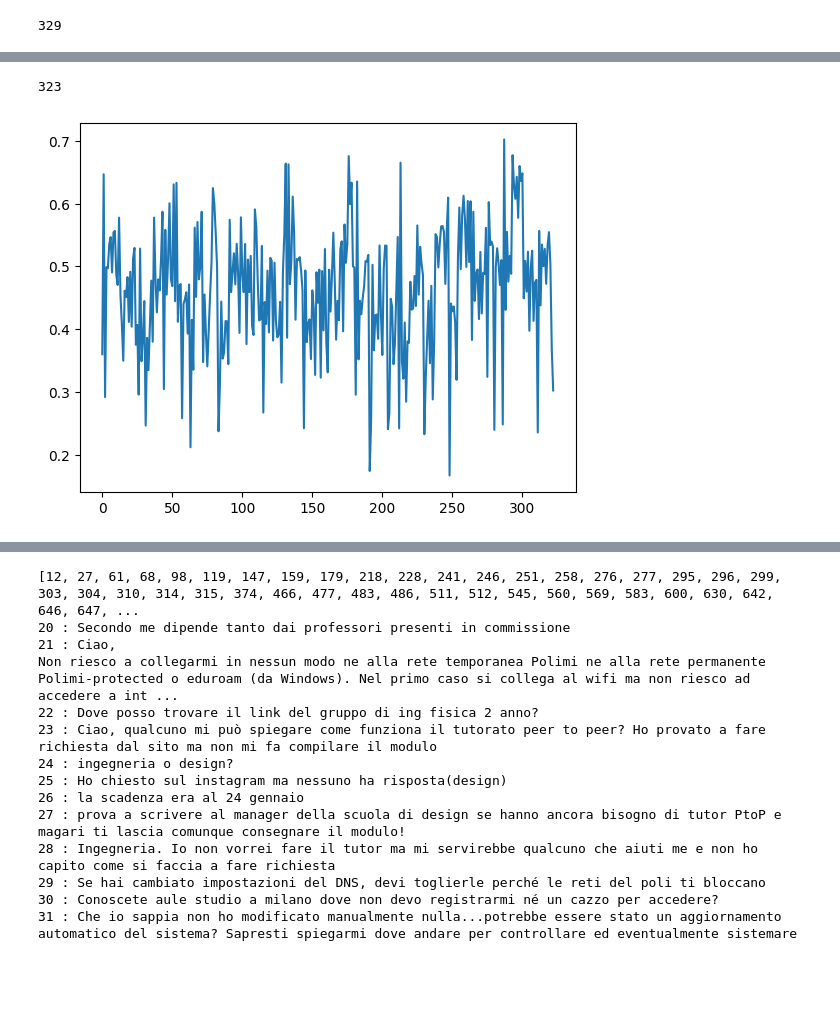
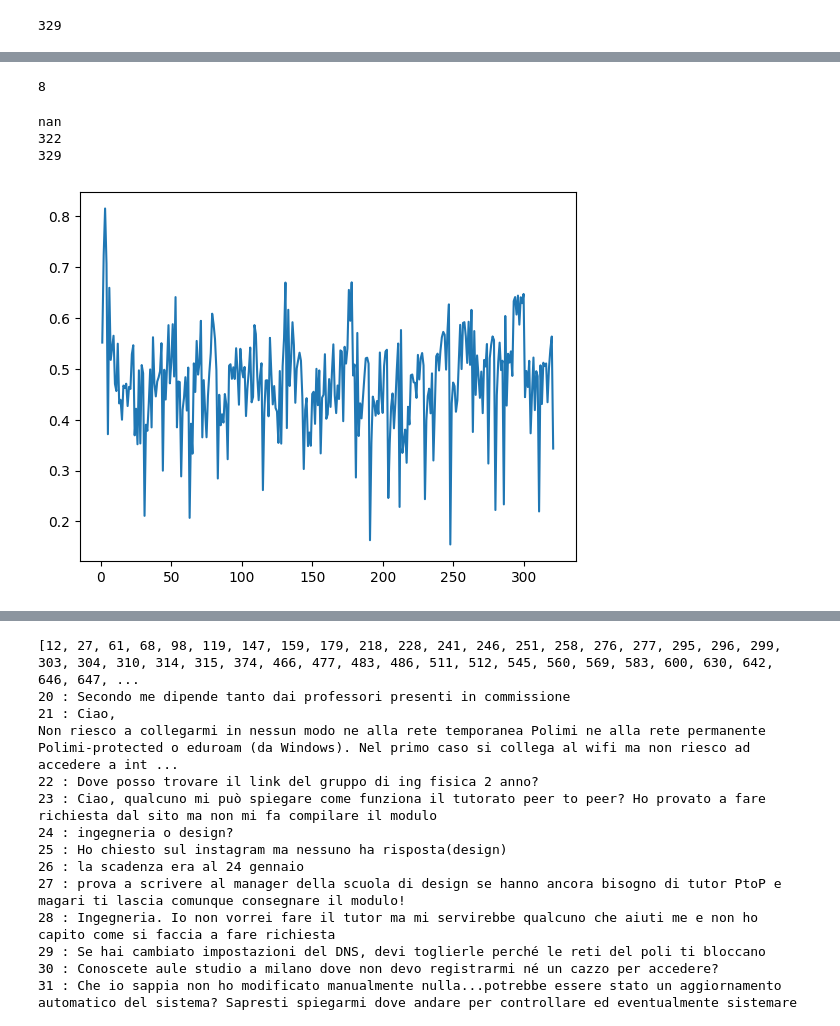
Before and after one commit to amirmosio/telegram-event-detection, a Jupyter notebook: Plotting_data.ipynb, the cells around one changed output, grey strips where cells are left out. Drawn from its saved outputs; the diff is of its cells as text; code cells hidden in the pictures; blank space fills up the shorter version.

Commit message:
Fix Cosine Similarity algorithm

```diff
--- a/Plotting_data.ipynb
+++ b/Plotting_data.ipynb
@@ -296,8 +308,9 @@ Cosine similarity between sentences: 0.7246
 #Return the average cosine similarity between the last k embeddings
 def average_k_cosine_similarity(embeddings, k):
     tmp_similarity = []
-    for i in np.arange(k-1):
-        tmp_similarity.append(np.dot(embeddings[k], embeddings[i]) / (np.linalg.norm(embeddings[k]) * np.linalg.norm(embeddings[i])))
+    for i in np.arange(k):
+        if i != k-1:
+            tmp_similarity.append(np.dot(embeddings[k-1], embeddings[i]) / (np.linalg.norm(embeddings[k-1]) * np.linalg.norm(embeddings[i])))
     return np.mean(tmp_similarity)
 
 print(len(embeddings))
@@ -305,6 +318,20 @@ print(len(embeddings))
 similarities = average_k_cosine_similarity(embeddings, 5)
 # %% [output]
 329
+# %%
+def cosine_similarities_last_k_sliding_window (embeddings2, k):
+    trial_similarities = list()
+    for i in np.arange(len(embeddings2)-k):
+        if i+1 > k:
+            window = [emb for emb in embeddings2[i:i+k-1]]
+            trial_similarities.append(average_k_cosine_similarity(window, k-1))
+            #329 print(i)
+        else:
+            window = [emb for emb in embeddings2[0:i+1]]
+            lenw = len(window)
+            lent = len(trial_similarities)
+            trial_similarities.append(average_k_cosine_similarity(window, i+1))
+    return trial_similarities
 # %%
 print(preprocessed_texts[0:5])
 prep_text = preprocessed_texts
@@ -317,24 +343,26 @@ langs = ['en' for i in range(len(preprocessed_texts))]
 embeddings2 = laser.embed_sentences(
   prep_text,
   lang=langs)
-# %%
-def cosine_similarities_last_k_sliding_window (embeddings2, k):
-    trial_similarities = []
-    for i in np.arange(0, len(embeddings2)-k):
-        window = [emb for emb in embeddings2[i:i+k]]
-        trial_similarities.append(average_k_cosine_similarity(window, k-1))
-    return trial_similarities
-
-our_group_similarities = cosine_similarities_last_k_sliding_window(embeddings2, 6)
-
-print(len(our_group_similarities))
-
-# Plot the list
-plt.plot(our_group_similarities)
-plt.show()
-# %% [output]
-323
-[figure, removed]
+# %%
+len(embeddings2[0:8])
+# %% [output]
+8
+# %%
+our_group_similarities = cosine_similarities_last_k_sliding_window(embeddings2, 7)
+
+print(our_group_similarities[0])
+
+print(len(our_group_similarities))
+print(len(embeddings2))
+
+# Plot the list
+plt.plot(our_group_similarities)
+plt.show()
+# %% [output]
+nan
+322
+329
+[figure, added]
 # %%
 def watch_messages_in_a_range(messages, start, end):
     for i in np.arange(start, end+1):
```
Also changed, not shown: parts of 6 cells of this notebook.
